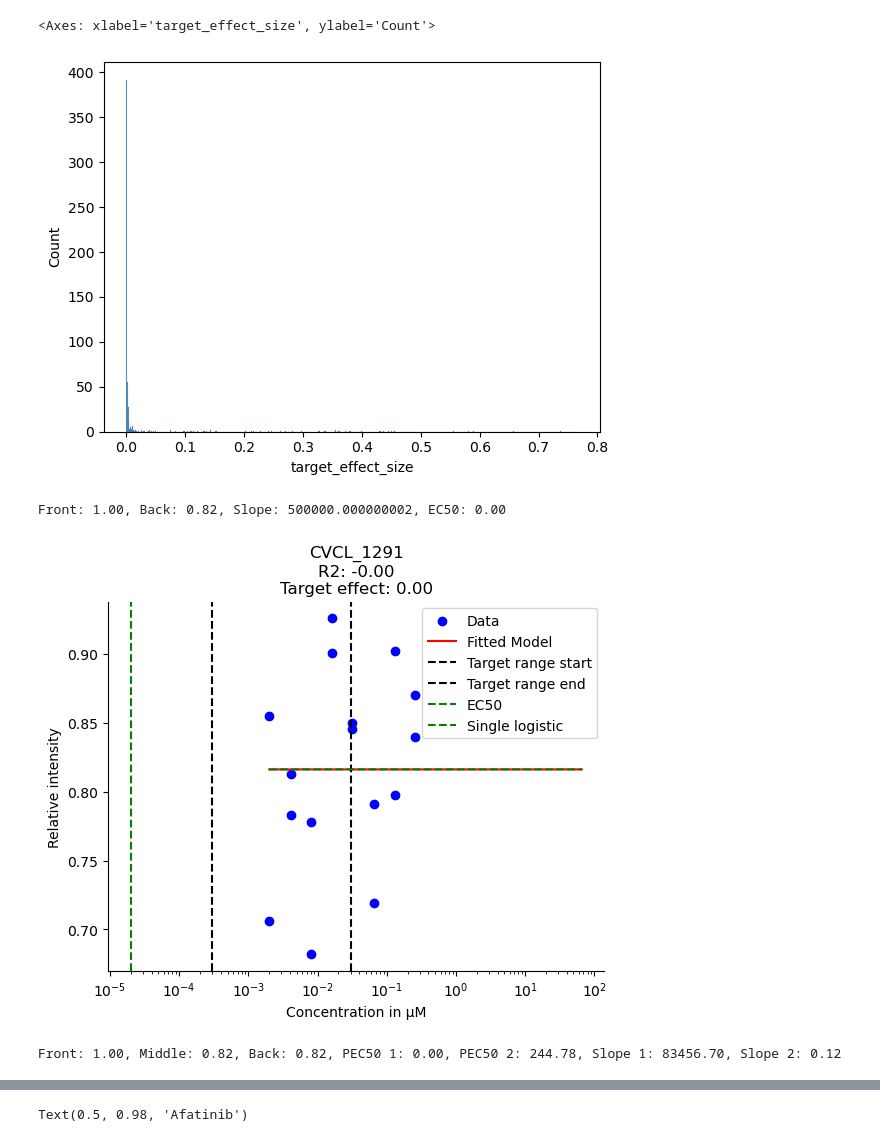
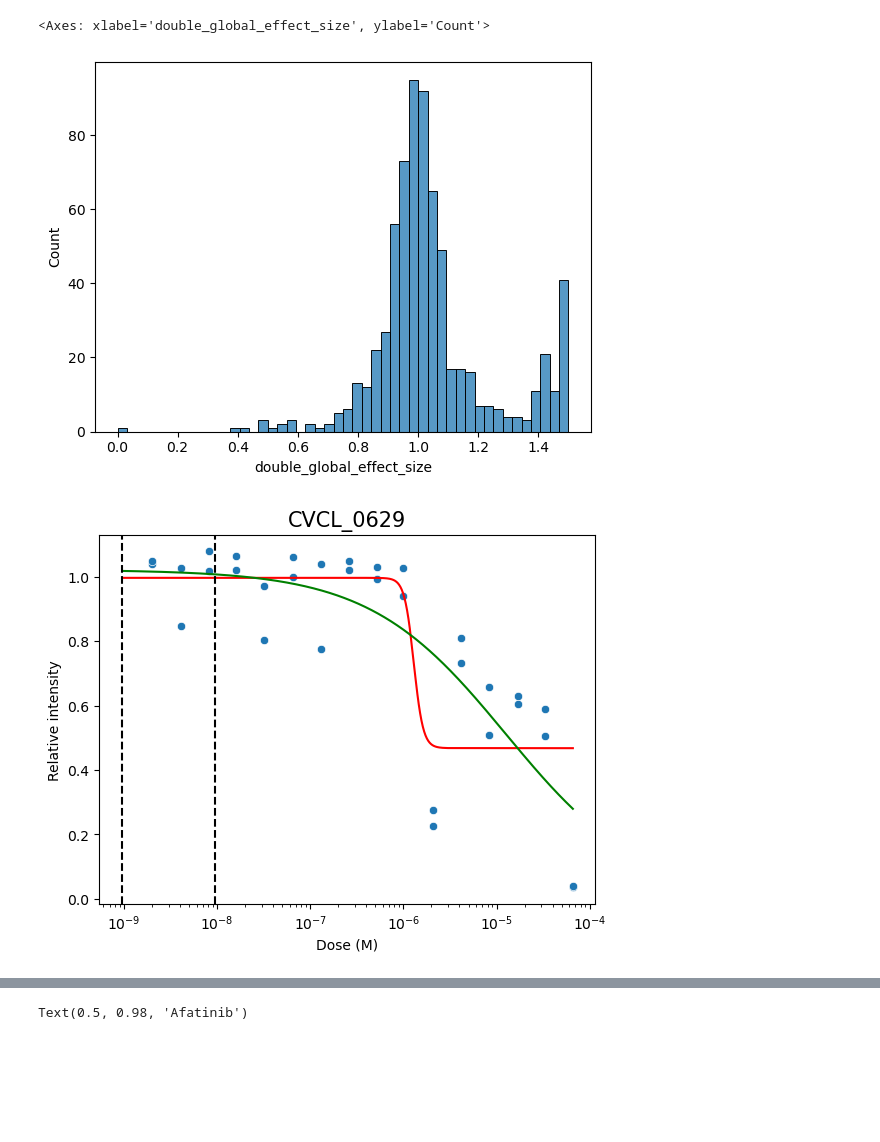
Before and after one commit to nictru/SystemsBioMedicine, a Jupyter notebook: fitting.ipynb, the cells around one changed output, grey strips where cells are left out. Cells and saved outputs as stored; diff of their text form; code cells hidden in the pictures; blank space fills up the shorter version.

Commit message:
Improve curve plotting

```diff
--- a/fitting.ipynb
+++ b/fitting.ipynb
@@ -89,14 +89,6 @@ drugs = {
 drug = "Afatinib"
 
 df_curvecurator, df_doses = load_curvecurator(drugs[drug]['identifier'])
-target_ec50_µm = drugs[drug]['target_ec50_nm'] / 1e3
-target_range_start = target_ec50_µm / 10
-target_range_end = target_ec50_µm * 10
-
-df_curvecurator["pEC50"].hist(bins=30)
-plt.axvline(-np.log10(target_ec50_µm)+6, color="red") # +6 because the EC50 is in µM and the pEC50 requires M
-# Set x-axis label
-plt.xlabel("pEC50")
-# Set y-axis label
-plt.ylabel("Frequency")
-plt.title(drug)
+target_pec50 = to_p_space(drugs[drug]['target_ec50_nm'] / 1e9)
+target_pec50_range = np.array([target_pec50 - 0.5, target_pec50 + 0.5])
+target_ec50_range = from_p_space(target_pec50_range)
@@ -106,5 +106,5 @@ Text(0.5, 1.0, 'Afatinib')
 # %%
-df_curvecurator = fit(df_curvecurator, df_doses, target_range_start, target_range_end)
+df_curvecurator = fit(df_curvecurator, df_doses, target_pec50_range)
 # %%
 sns.histplot(df_curvecurator, x="sigmoid_diff")
 # %% [output]
@@ -113,13 +113,11 @@ sns.histplot(df_curvecurator, x="sigmoid_diff")
 # %%
-sns.histplot(df_curvecurator, x="target_effect_size")
+sns.histplot(df_curvecurator, x="double_global_effect_size")
 # %% [output]
-<Axes: xlabel='target_effect_size', ylabel='Count'>
+<Axes: xlabel='double_global_effect_size', ylabel='Count'>
-[figure, old version]
+[figure, new version]
 # %%
 df_increasing_sigdiff = df_curvecurator[df_curvecurator["sigmoid_diff"] < 0.0].sort_values("sigmoid_diff", ascending=False)
-plot_fit(df_curvecurator, df_doses, df_increasing_sigdiff.index[-3], target_range_start, target_range_end)
+plot_fit(df_curvecurator, df_doses, df_increasing_sigdiff.index[-3], target_ec50_range)
 # %% [output]
-Front: 1.00, Back: 0.82, Slope: 500000.000000002, EC50: 0.00
-[figure, old version]
+[figure, new version]
-Front: 1.00, Middle: 0.82, Back: 0.82, PEC50 1: 0.00, PEC50 2: 244.78, Slope 1: 83456.70, Slope 2: 0.12
 # %%
```
Also changed, not shown: parts of 6 cells of this notebook, 1 other file.
